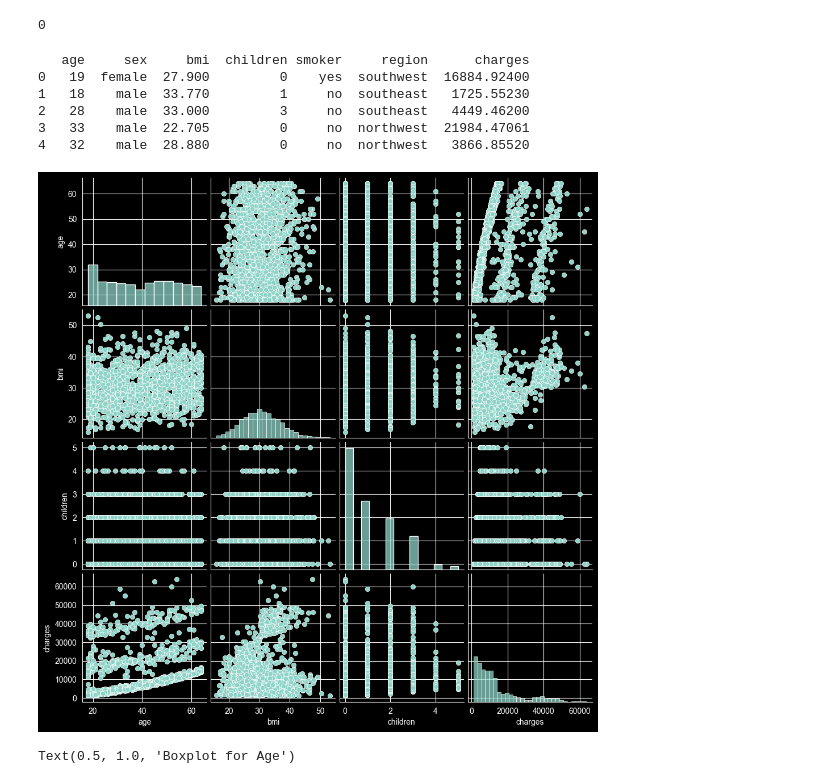
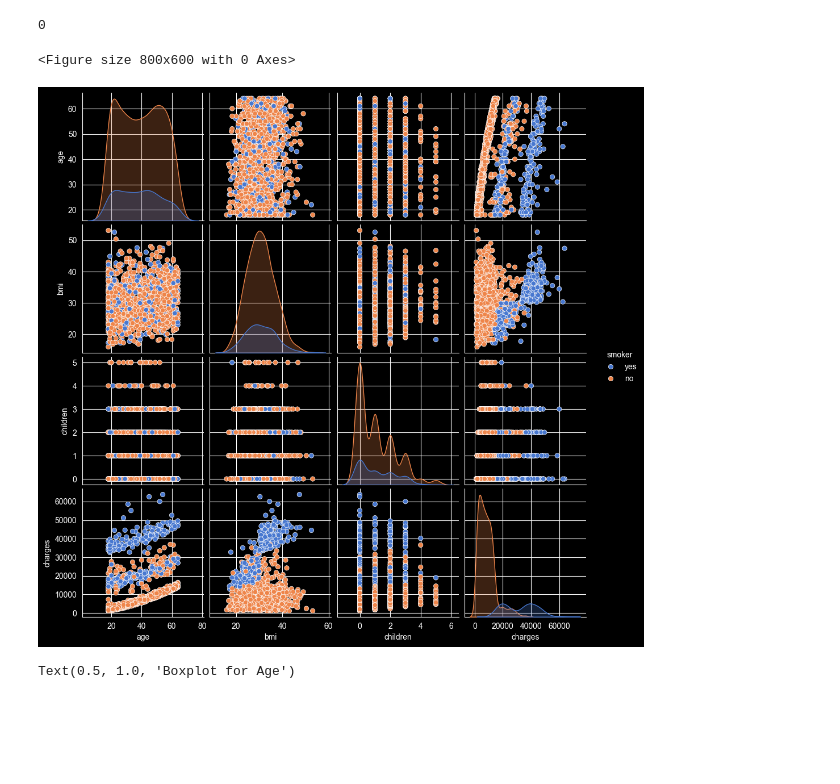
Before and after one commit to Harshmistry-197/Internship-Practice, a Jupyter notebook: 19022026-thursday/linear_regression.ipynb, the cells around one changed output. Saved outputs shown, nothing was run; the diff lists cells and outputs as text; code cells hidden in the pictures; blank space fills up the shorter version.

```diff
--- a/19022026-thursday/linear_regression.ipynb
+++ b/19022026-thursday/linear_regression.ipynb
@@ -128,16 +128,12 @@ print(df.duplicated().sum())
 0
 # %%
 # Checking the Outliers
-sns.pairplot(df)
-print(df.head())
+plt.figure(figsize=(8,6))
+sns.pairplot(df,hue="smoker", palette="muted")
+plt.show()
 # %% [output]
-   age     sex     bmi  children smoker     region      charges
-0   19  female  27.900         0    yes  southwest  16884.92400
-1   18    male  33.770         1     no  southeast   1725.55230
-2   28    male  33.000         3     no  southeast   4449.46200
-3   33    male  22.705         0     no  northwest  21984.47061
-4   32    male  28.880         0     no  northwest   3866.85520
+<Figure size 800x600 with 0 Axes>
-[figure, old version]
+[figure, new version]
 # %%
 # Box plot
 sns.boxplot(df['age'])
```
Also changed, not shown: parts of 4 cells of this notebook.
